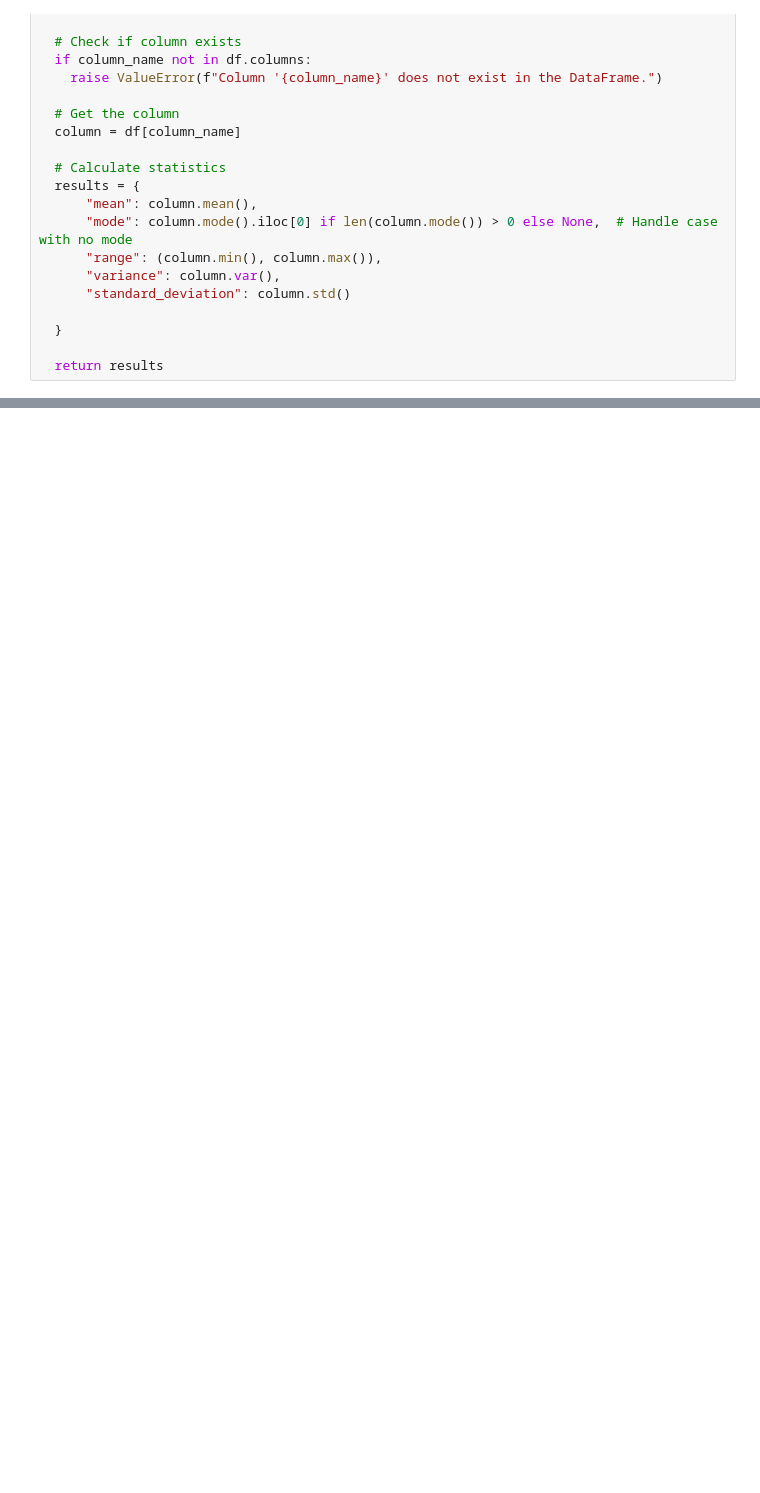
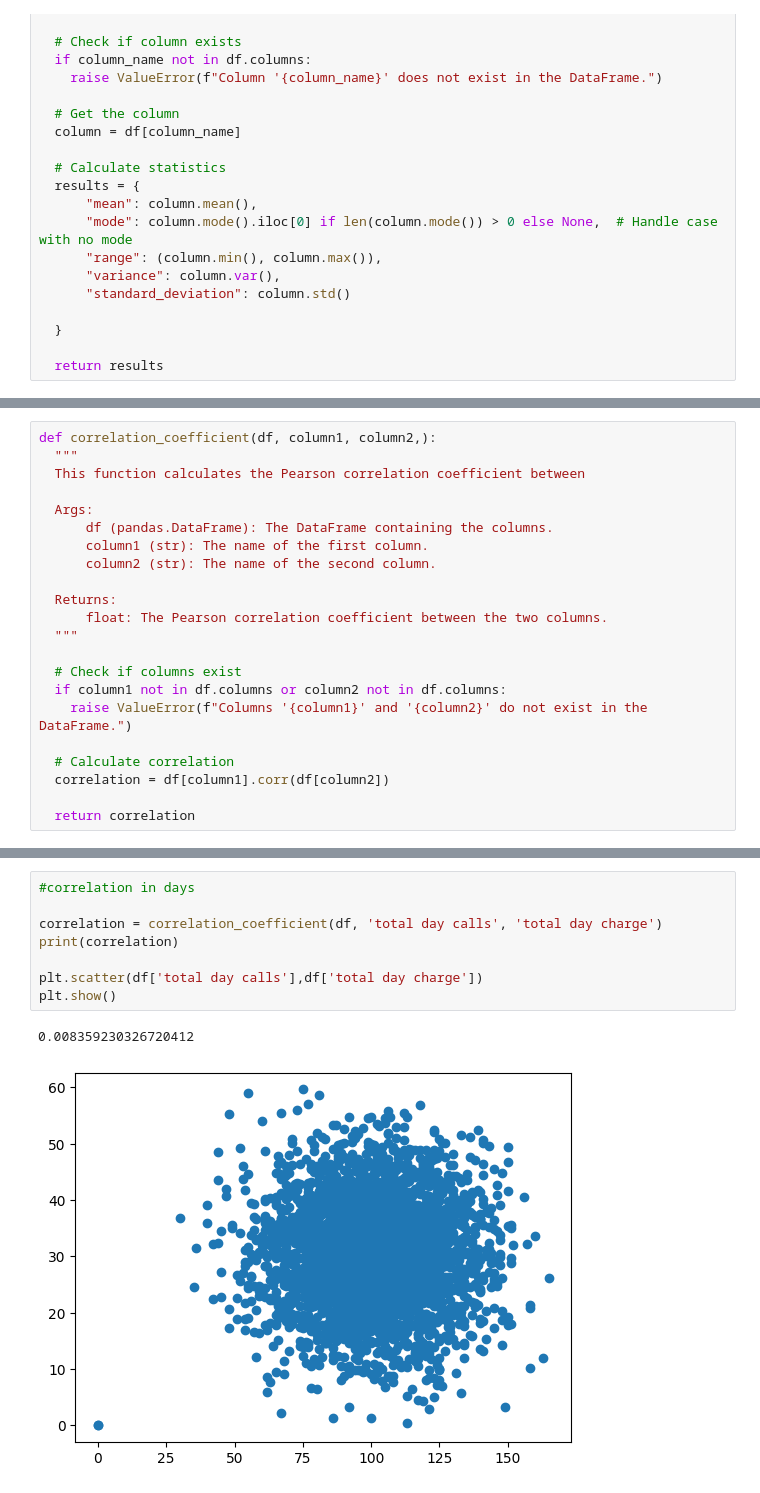
Before and after one commit to Mngambi/phase3_project, a Jupyter notebook: Project.ipynb, the cells around one changed output, grey strips where cells are left out. Saved outputs shown, nothing was run; the diff lists cells and outputs as text; blank space fills up the shorter version.

```diff
--- a/Project.ipynb
+++ b/Project.ipynb
@@ -530,0 +592,22 @@ intl charge: {'mean': 2.7644407294832822, 'mode': 2.7, 'range': (0.0, 5.4), 'var
+# %%
+def correlation_coefficient(df, column1, column2,):
+  """
+  This function calculates the Pearson correlation coefficient between
+
+  Args:
+      df (pandas.DataFrame): The DataFrame containing the columns.
+      column1 (str): The name of the first column.
+      column2 (str): The name of the second column.
+
+  Returns:
+      float: The Pearson correlation coefficient between the two columns.
+  """
+
+  # Check if columns exist
+  if column1 not in df.columns or column2 not in df.columns:
+    raise ValueError(f"Columns '{column1}' and '{column2}' do not exist in the DataFrame.")
+
+  # Calculate correlation
+  correlation = df[column1].corr(df[column2])
+
+  return correlation
@@ -530,0 +634,11 @@ intl charge: {'mean': 2.7644407294832822, 'mode': 2.7, 'range': (0.0, 5.4), 'var
+# %%
+#correlation in days
+
+correlation = correlation_coefficient(df, 'total day calls', 'total day charge')
+print(correlation)
+
+plt.scatter(df['total day calls'],df['total day charge'])
+plt.show()
+# %% [output]
+0.008359230326720412
+[figure, added]
```
Also changed, not shown: parts of 26 cells of this notebook.
